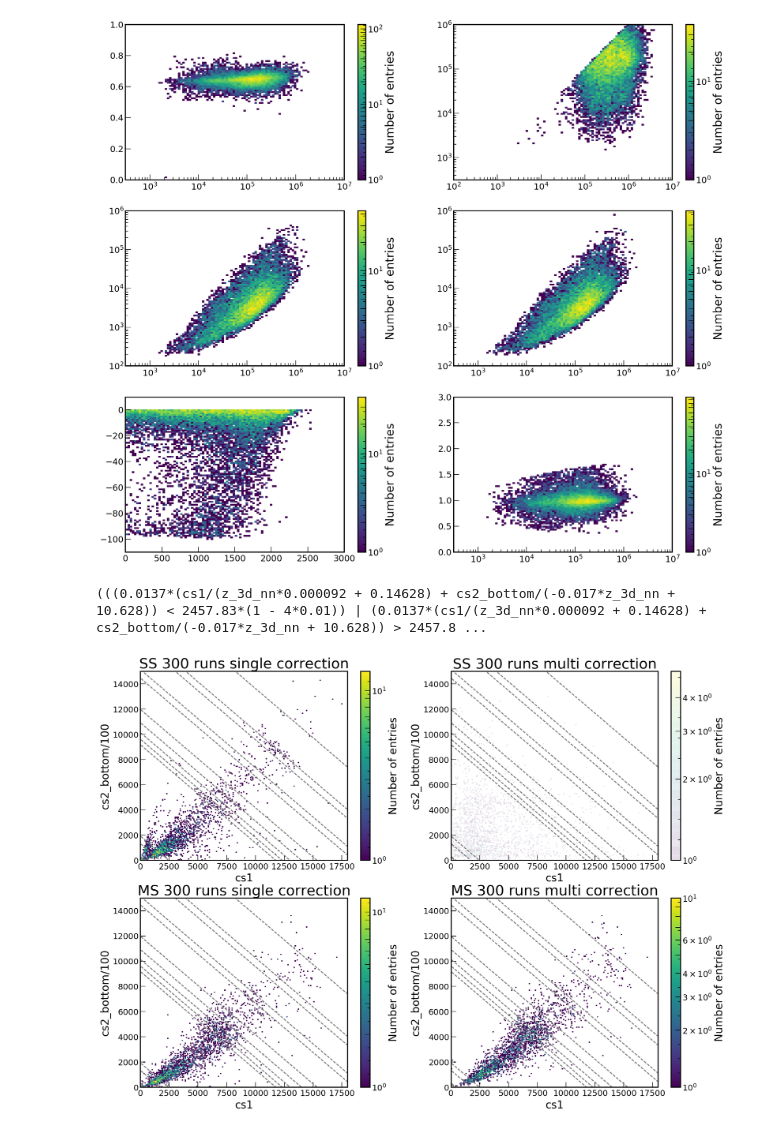
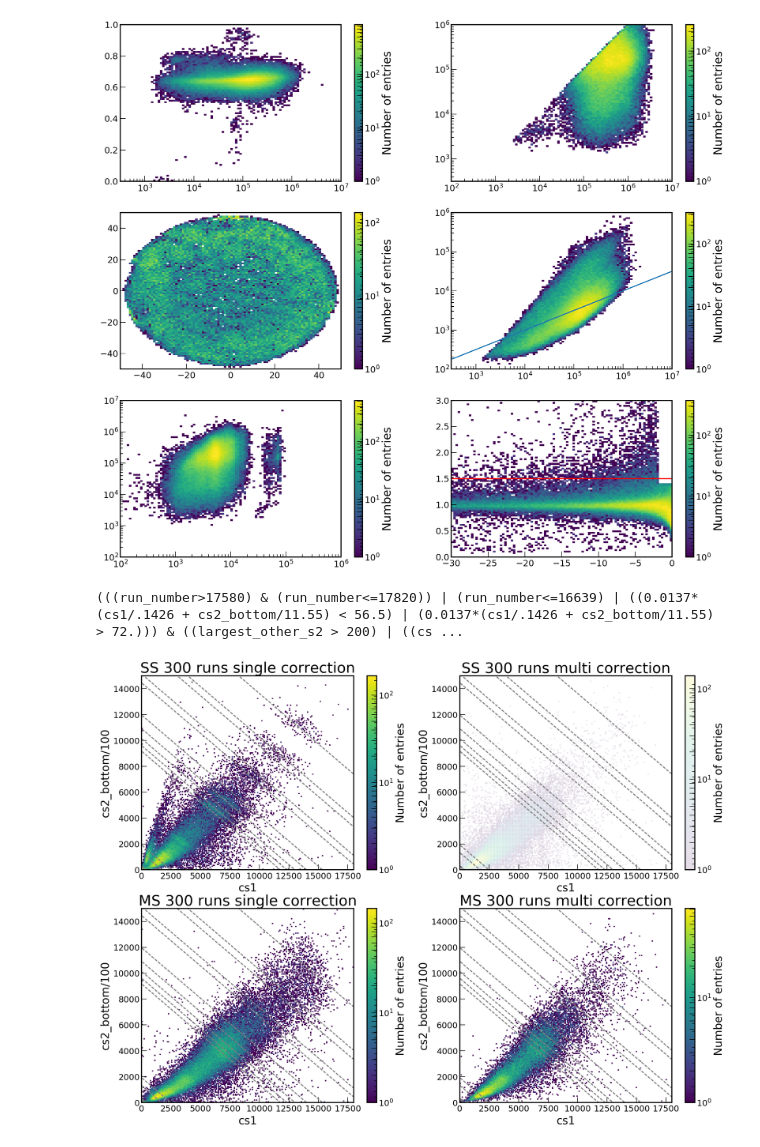
Before and after one commit to zhut19/xenon1t, a Jupyter notebook: Calibration_MS/mtree_checks.ipynb, the cells around one changed output. Drawn from its saved outputs; the diff is of its cells as text; code cells hidden in the pictures.

```diff
--- a/Calibration_MS/mtree_checks.ipynb
+++ b/Calibration_MS/mtree_checks.ipynb
@@ -19,10 +25,11 @@ hax.init(experiment='XENON1T',
 # %%
 %run '/home/zhut/Beta_Beta/Calibration_MS/Initialize_tianyu.ipynb'
 # %%
-from MultipleS2Peaks_v2 import MultipleS2Corrections, MultipleS2Peaks
+from MultipleS2Peaks_PUpdate import MultipleS2Corrections, MultipleS2Peaks
+mc, mp = MultipleS2Corrections(), MultipleS2Peaks()
 # %%
 run_names = [f[:11] for f in os.listdir(hax.config['minitree_paths'][0]) if 'MultipleS2Peaks.root' in f]
-run_names = ['171005_0423']
+#run_names = ['171005_0423']
 # %%
 df_ms_peaks = hax.minitrees.load(run_names, [MultipleS2Peaks])
 # %%
@@ -40,6 +47,6 @@ df_ms_peaks.loc[mask, 'not_interaction_pattern'] = np.array(gmix_pattern.predict
 
 df_ms_peaks['not_interaction_width'] = False
 mask = (df_ms_peaks.range_50p_area > 0) & (df_ms_peaks.z < 0)
-df_ms_peaks.loc[mask, 'width_normed'] = df_ms_peaks.loc[mask, 'range_50p_area'] / s2_width_model(df_ms_peaks.loc[mask, 'z'])
+df_ms_peaks.loc[mask, 'width_normed'] = df_ms_peaks.loc[mask, 'range_50p_area'] / mp.s2_width_model(df_ms_peaks.loc[mask, 'z'])
 X = np.column_stack([np.log10(df_ms_peaks.loc[mask, 'area']), df_ms_peaks.loc[mask, 'width_normed']])
 df_ms_peaks.loc[mask, 'not_interaction_width'] = np.array(gmix_width.predict(X), bool)
@@ -48,8 +74,8 @@ d = df_ms_peaks[(df_ms_peaks.z>-100)
                 & (df_ms_peaks.z<0)
                 & (df_ms_peaks.area>500)
                 & (df_ms_peaks.area<df_ms_peaks.s2)
-                & (~df_ms_peaks.not_interaction_pattern)
-                & (~df_ms_peaks.not_interaction_width)
+                & (~df_ms_peaks.not_interaction_pattern) #(df_ms_peaks.goodness_of_fit_tpf<10*df_ms_peaks.area**0.5)
+                & ((df_ms_peaks.width_normed<1.4) | (df_ms_peaks.z<-2))
                ]
 
 s2_width_model = lambda z: np.sqrt(np.square(229.58)-2*29.35*z/.1335**3)*1.349
@@ -67,46 +93,49 @@ with initiate_plot(20, 18):
     argx, argy = 's2', 'area'
     mh = Histdd(d.eval(argx), d.eval(argy),
                 bins=[np.logspace(2, 7, 101), np.logspace(2.5, 6, 101)]
                )
     mh.plot(log_scale=True)
     plt.xscale('log'); plt.yscale('log')
 
     ax = fig.add_subplot(323)
-    argx, argy = 'area', 'goodness_of_fit_nn'
+    argx, argy = 'x_tpf', 'y_tpf'
     mh = Histdd(d.eval(argx), d.eval(argy),
-                bins=[np.logspace(2.5, 7, 101), np.logspace(2, 6, 101)]
+                bins=[np.linspace(-50, 50, 101), np.linspace(-50, 50, 101)]
                )
     mh.plot(log_scale=True)
-    plt.xscale('log'); plt.yscale('log')
 
     ax = fig.add_subplot(324)
     argx, argy = 'area', 'goodness_of_fit_tpf'
     mh = Histdd(d.eval(argx), d.eval(argy),
                 bins=[np.logspace(2.5, 7, 101), np.logspace(2, 6, 101)]
                )
     mh.plot(log_scale=True)
+    x = mh.bin_centers(axis=0)
+    plt.plot(x, 10*x**0.5)
     plt.xscale('log'); plt.yscale('log')
 
+
     ax = fig.add_subplot(325)
-    argx, argy = 'x_nn**2 + y_nn**2', 'z'
+    argx, argy = 's1', 'carea_nn'
     mh = Histdd(d.eval(argx), d.eval(argy),
-                bins=[np.linspace(0, 3000, 101), np.linspace(-110, 10, 101)]
+                bins=[np.logspace(2, 6, 101), np.logspace(2, 7, 101)]
                )
     mh.plot(log_scale=True)
+    plt.xscale('log'); plt.yscale('log')
 
     ax = fig.add_subplot(326)
-    argx, argy = 'area', 'width_normed'
+    argx, argy = 'z', 'width_normed'
     mh = Histdd(d.eval(argx), d.eval(argy),
-                bins=[np.logspace(2.5, 7, 101), np.linspace(0, 3, 101)]
+                bins=[np.linspace(-30, 0, 101), np.linspace(0, 3, 101)]
                )
     mh.plot(log_scale=True)
-    plt.xscale('log')
+    plt.axhline(1.5, color='r')
 # %% [output]
-[figure, old version]
+[figure, new version]
 # %%
 df_ms_corrections = hax.minitrees.load(run_names, ['Fundamentals', 'Corrections', MultipleS2Corrections])
 # %% [output]
-(((0.0137*(cs1/(z_3d_nn*0.000092 + 0.14628) + cs2_bottom/(-0.017*z_3d_nn + 10.628)) < 2457.83*(1 - 4*0.01)) | (0.0137*(cs1/(z_3d_nn*0.000092 + 0.14628) + cs2_bottom/(-0.017*z_3d_nn + 10.628)) > 2457.8 ...
+(((run_number>17580) & (run_number<=17820)) | (run_number<=16639) | ((0.0137*(cs1/.1426 + cs2_bottom/11.55) < 56.5) | (0.0137*(cs1/.1426 + cs2_bottom/11.55) > 72.))) & ((largest_other_s2 > 200) | ((cs ...
 # %%
 g1_p10=0.1440; g2_p10=11.23
 w=13.7e-3
@@ -123,7 +152,7 @@ from lax.lichens.sciencerun1 import S2SingleScatter
 s2s = S2SingleScatter()
 # %%
 df_ms_corrections = s2s.process(df_ms_corrections)
-df_ms_corrections['CutS2MultipleScatter'] = df_ms_corrections.n_multi_peak>1
+df_ms_corrections['CutS2MultipleScatter'] = df_ms_corrections.n_multi_peak==2
 
 with initiate_plot(20, 15):
     dataframes = ['df_ms_corrections[df_ms_corrections.CutS2SingleScatter]',
@@ -147,4 +176,4 @@ with initiate_plot(20, 15):
         plt_config(title=titles[ix])
         [plt.plot(mh.bin_centers(axis=0), (E/w-mh.bin_centers(axis=0)/g1_p10)*g2_p10/100, 'grey', ls='--') for E in energy]
 # %% [output]
-[figure, old version]
+[figure, new version]
```
Also changed, not shown: parts of 4 cells of this notebook, 1 other file.
